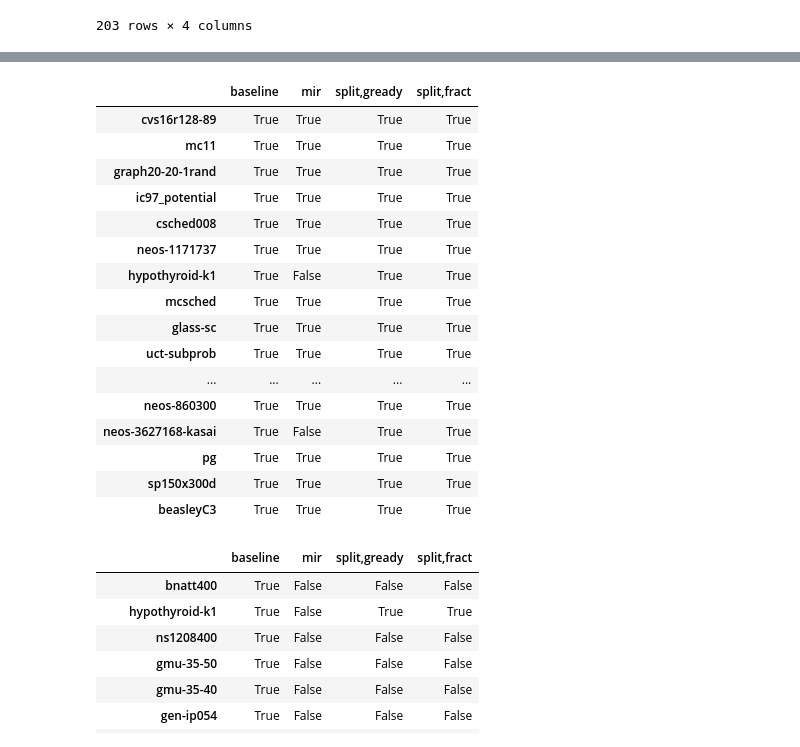
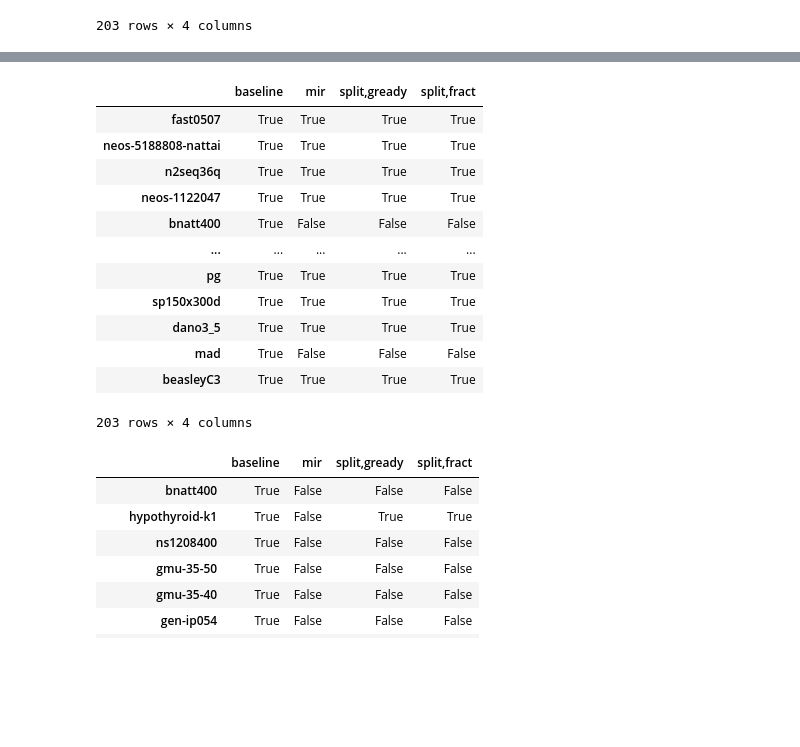
Before and after one commit to dmitrygribanov/ILPCuts, a Jupyter notebook: scripts/rootNodeSolve_report.ipynb, the cells around one changed output, grey strips where cells are left out. Saved outputs shown, nothing was run; the diff lists cells and outputs as text; code cells hidden in the pictures; blank space fills up the shorter version.

```diff
--- a/scripts/rootNodeSolve_report.ipynb
+++ b/scripts/rootNodeSolve_report.ipynb
@@ -310,20 +310,28 @@ time_df
 | beasleyC3 | 6.30 | 6.22 | 11.74 | 11.57 |
 203 rows × 4 columns
 # %%
-# filtering data
+# Filter out values
+
 def filter_fun(x: float):
     x = x if x > tolerance else 0.0
     return x
 
-filtered_df = time_df.applymap(filter_fun)
-filtered_df = filtered_df[(filtered_df != 0.0).any(axis="columns")]
 
-removed_baseline_df = filtered_df.drop(RunOptions.Baseline.value, axis="columns")
-removed_baseline_df = removed_baseline_df[(removed_baseline_df != 0.0).any(axis="columns")]
-print(f"{len(filtered_df) - len(removed_baseline_df.index)} problems were removed because all of the cuts are applied")
-filtered_df = filtered_df.filter(items=removed_baseline_df.index, axis=0)
+def filter_dataframe(df: pd.DataFrame) -> pd.DataFrame:
+    filtered_df = df.applymap(filter_fun)
+    filtered_df = filtered_df[(filtered_df != 0.0).any(axis="columns")]
 
-problems_number = len(filtered_df.index)
+    removed_baseline_df = filtered_df.drop(RunOptions.Baseline.value, axis="columns")
+    removed_baseline_df = removed_baseline_df[(removed_baseline_df != 0.0).any(axis="columns")]
+    print(f"{len(filtered_df) - len(removed_baseline_df.index)} problems were removed because all of the cuts are applied")
+    filtered_df = filtered_df.filter(items=removed_baseline_df.index, axis=0)
 
-filtered_df
+    problems_number = len(filtered_df.index)
+
+    return filtered_df
+
+
+time_with_cuts_df = time_df.add(cut_time_df, fill_value=0)
+filtered_time_df = filter_dataframe(time_df)
+filtered_time_with_cuts_df = filter_dataframe(time_with_cuts_df)
 # %% [output]
@@ -348,9 +372,14 @@ filtered_df
 # %%
 # creating data frame with relative data (in %)
 
-relative_df = filtered_df.div(filtered_df[RunOptions.Baseline.value].values, axis=0)
-relative_df -= 1.0
-relative_df.loc["MEAN"] = relative_df.mean(axis="index")
-relative_df = relative_df.drop(RunOptions.Baseline.value, axis="columns")
-relative_df.replace([np.inf, -np.inf, np.nan], 0.0, inplace=True)
-relative_df
+def construct_relative_df(df: pd.DataFrame) -> pd.DataFrame:
+    relative_df = df.div(df[RunOptions.Baseline.value].values, axis=0)
+    relative_df -= 1.0
+    relative_df.loc["MEAN"] = relative_df.mean(axis="index")
+    relative_df = relative_df.drop(RunOptions.Baseline.value, axis="columns")
+    relative_df.replace([np.inf, -np.inf, np.nan], 0.0, inplace=True)
+    return relative_df
+
+
+relative_time_df = construct_relative_df(time_df)
+relative_time_with_cuts_df = construct_relative_df(time_with_cuts_df)
@@ -375,32 +386,28 @@ relative_df
 # %%
 
 # Create dataframe which compare ilp values from baseline and other run options
 columns_list = list(ilp_df.columns)
 ilp_equality_df = pd.DataFrame()
 
 for column in columns_list:
     ilp_equality_df[column] = ilp_df[RunOptions.Baseline.value] == ilp_df[column]
 
-ilp_equality_df = ilp_equality_df.filter(items=filtered_df.index, axis=0)
+ilp_equality_df = ilp_equality_df.filter(items=relative_time_df.index, axis=0)
 ilp_equality_df
 # %% [output]
 |  | baseline | mir | split,gready | split,fract |
-| cvs16r128-89 | True | True | True | True |
-| mc11 | True | True | True | True |
-| graph20-20-1rand | True | True | True | True |
-| ic97_potential | True | True | True | True |
-| csched008 | True | True | True | True |
-| neos-1171737 | True | True | True | True |
-| hypothyroid-k1 | True | False | True | True |
-| mcsched | True | True | True | True |
-| glass-sc | True | True | True | True |
-| uct-subprob | True | True | True | True |
+| fast0507 | True | True | True | True |
+| neos-5188808-nattai | True | True | True | True |
+| n2seq36q | True | True | True | True |
+| neos-1122047 | True | True | True | True |
+| bnatt400 | True | False | False | False |
 | ... | ... | ... | ... | ... |
-| neos-860300 | True | True | True | True |
-| neos-3627168-kasai | True | False | True | True |
 | pg | True | True | True | True |
 | sp150x300d | True | True | True | True |
+| dano3_5 | True | True | True | True |
+| mad | True | False | False | False |
 | beasleyC3 | True | True | True | True |
+203 rows × 4 columns
 # %%
 # Filter problems which has diff with baseline ilp values
 problems_with_diff = ilp_equality_df.replace(True, np.nan).dropna(axis=0, how='all').replace(np.nan, True)
```
Also changed, not shown: parts of 7 cells of this notebook.
